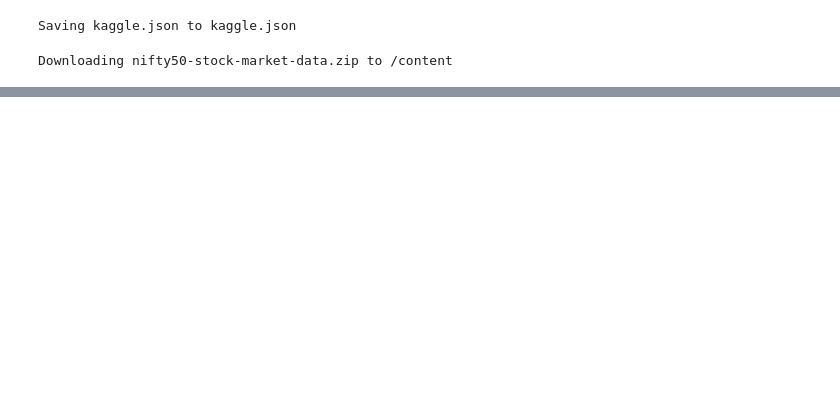
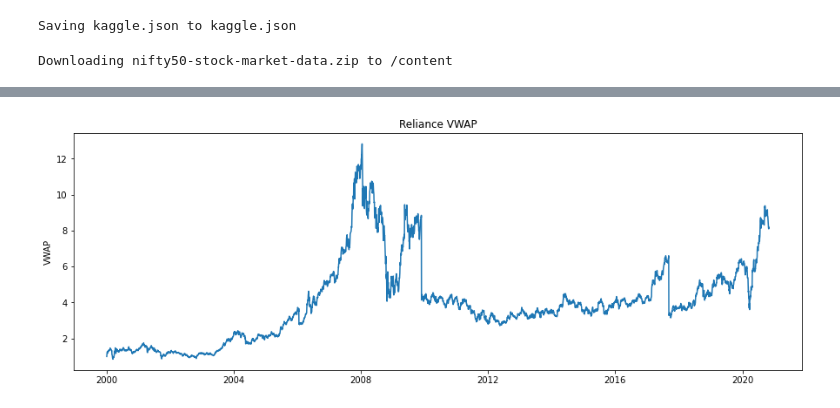
Before and after one commit to kartikbatra056/AllAboutTimeSeries, a Jupyter notebook: Baseline_and_EDA.ipynb, the cells around one changed output, grey strips where cells are left out. Saved outputs shown, nothing was run; the diff lists cells and outputs as text; code cells hidden in the pictures; blank space fills up the shorter version.

```diff
--- a/Baseline_and_EDA.ipynb
+++ b/Baseline_and_EDA.ipynb
@@ -32,0 +56,4 @@ import plotly
+# %%
+# Load Reliance dataset
+df=pd.read_csv('/content/RELIANCE.csv',parse_dates=['Date'])
+df.head()
@@ -32,0 +104,3 @@ import plotly
+# %%
+df.set_index(['Date'],inplace=True)
+df.sort_index(inplace=True)
@@ -32,0 +114,13 @@ import plotly
+# %%
+# Looking for Duplicates
+df.duplicated().sum()
+df['Pct_change']=df['VWAP'].pct_change()
+# %%
+# Visualize VWAP
+plt.figure(figsize=(15,5))
+plt.plot(df['VWAP']/df['VWAP'][0])
+plt.title('Reliance VWAP')
+plt.ylabel('VWAP')
+plt.show()
+# %% [output]
+[figure, added]
```
Also changed, not shown: parts of 19 cells of this notebook.
